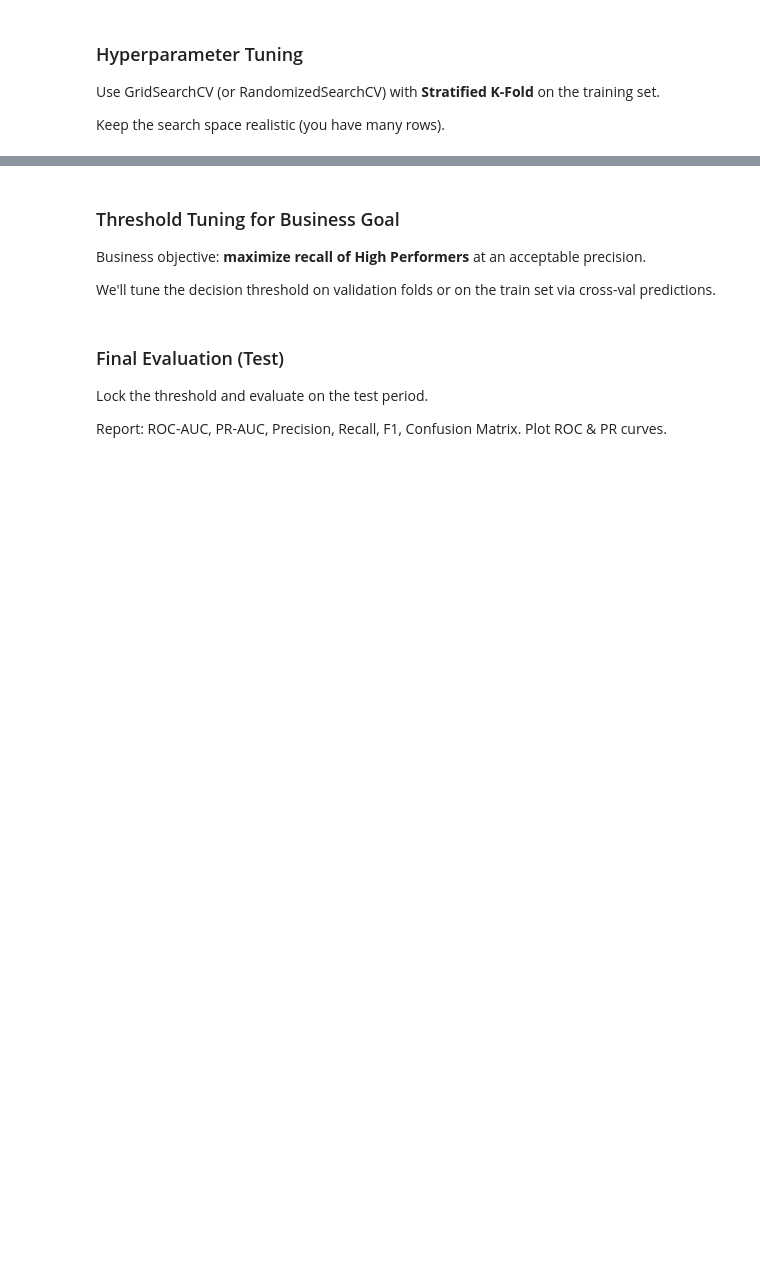
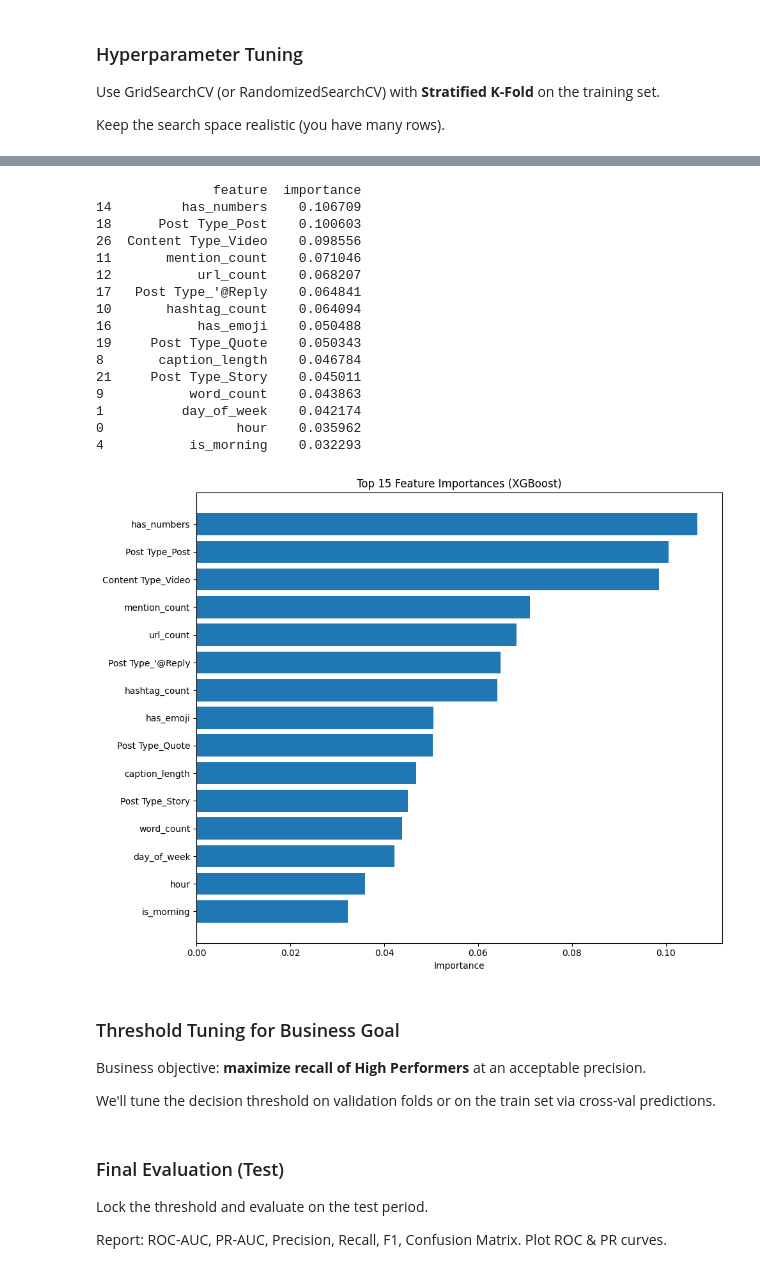
Before and after one commit to Tuminha/Periospot-ML-Social-Media-Performance-Predictor, a Jupyter notebook: notebooks/01_post_performance_binary.ipynb, the cells around one changed output, grey strips where cells are left out. Saved outputs shown, nothing was run; the diff lists cells and outputs as text; code cells hidden in the pictures; blank space fills up the shorter version.

```diff
--- a/notebooks/01_post_performance_binary.ipynb
+++ b/notebooks/01_post_performance_binary.ipynb
@@ -1145,3 +1185,14 @@ Keep the search space realistic (you have many rows).
 # - XGB: n_estimators, max_depth, learning_rate, subsample, colsample_bytree, reg_alpha, reg_lambda
 # - Use scoring='average_precision' or 'roc_auc'
 # Save best params to artifacts
+from sklearn.model_selection import GridSearchCV
+
+param_grid = {
+    'max_depth': [3, 5, 7],
+    'learning_rate': [0.01, 0.1, 0.3],
+    'n_estimators': [100, 200, 300]
+}
+
+grid = GridSearchCV(xgb, param_grid, cv=3, scoring='recall')
+grid.fit(X_train, y_train)
+print(grid.best_params_)
@@ -1148,3 +1259,41 @@ Keep the search space realistic (you have many rows).
+# %%
+import pandas as pd
+
+# Get feature importance
+importance_df = pd.DataFrame({
+    'feature': X_train.columns,
+    'importance': xgb.feature_importances_
+}).sort_values('importance', ascending=False)
+
+print(importance_df.head(15))
+
+# Plot top 15 features
+plt.figure(figsize=(10, 8))
+plt.barh(importance_df['feature'][:15], importance_df['importance'][:15])
+plt.xlabel('Importance')
+plt.title('Top 15 Feature Importances (XGBoost)')
+plt.gca().invert_yaxis()
+plt.tight_layout()
+plt.savefig('../images/feature_importance.png', dpi=150, bbox_inches='tight')
+plt.show()
+# %% [output]
+               feature  importance
+14         has_numbers    0.106709
+18      Post Type_Post    0.100603
+26  Content Type_Video    0.098556
+11       mention_count    0.071046
+12           url_count    0.068207
+17   Post Type_'@Reply    0.064841
+10       hashtag_count    0.064094
+16           has_emoji    0.050488
+19     Post Type_Quote    0.050343
+8       caption_length    0.046784
+21     Post Type_Story    0.045011
+9           word_count    0.043863
+1          day_of_week    0.042174
+0                 hour    0.035962
+4           is_morning    0.032293
+[figure, added]
 # %% [markdown]
 ### Threshold Tuning for Business Goal
 
```
Also changed, not shown: parts of 10 cells of this notebook, 3 other files.
